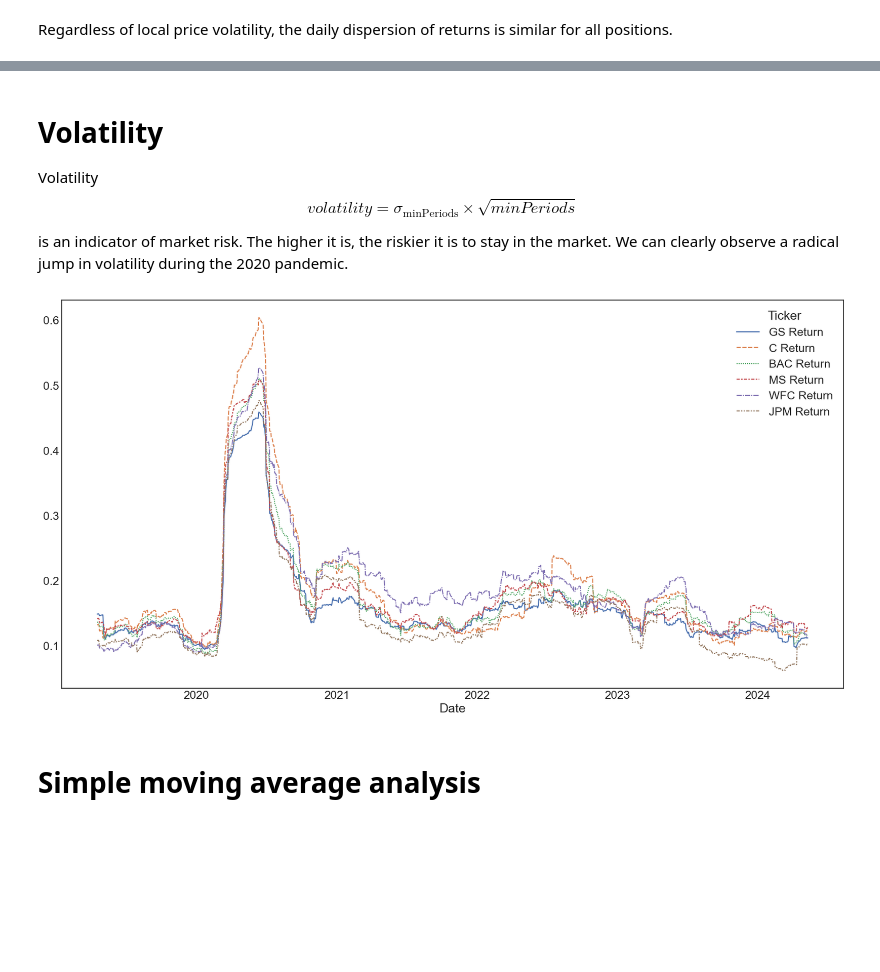
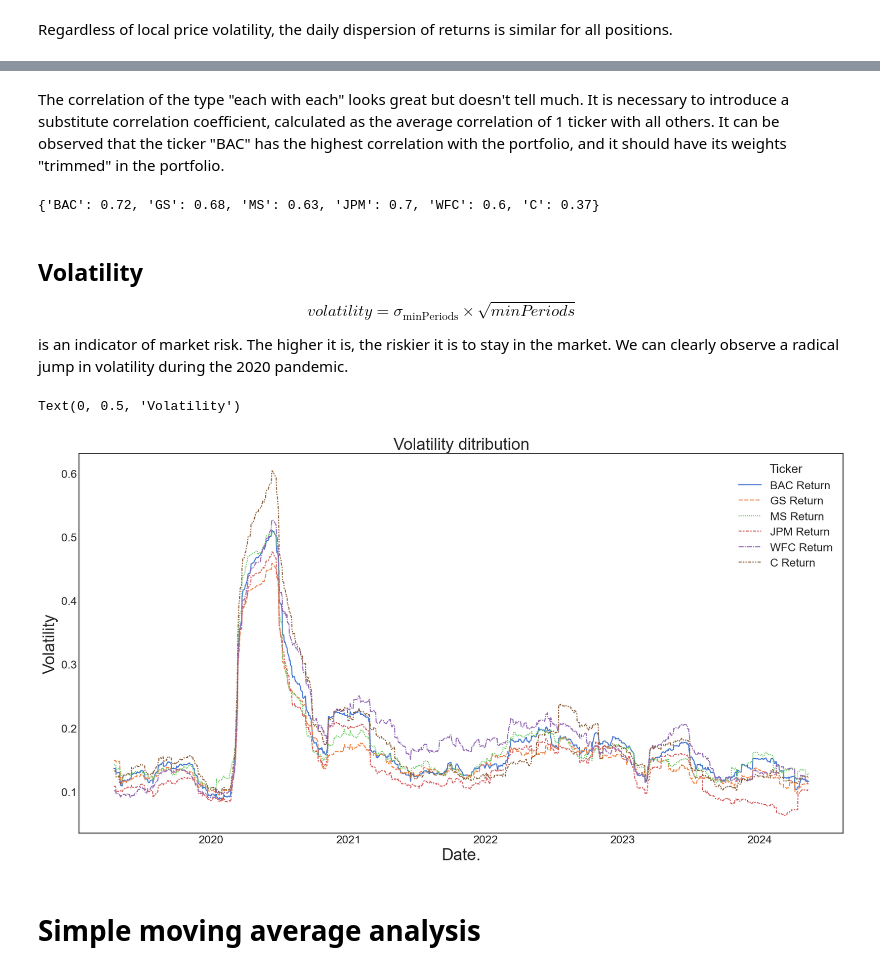
Before and after one commit to michaljaniga/DA-and-ML-jupyter-notebooks, a Jupyter notebook: financial_eda_SMA_EMA_algo_trade.ipynb, the cells around one changed output, grey strips where cells are left out. Drawn from its saved outputs; the diff is of its cells as text; code cells hidden in the pictures; blank space fills up the shorter version.

```diff
--- a/financial_eda_SMA_EMA_algo_trade.ipynb
+++ b/financial_eda_SMA_EMA_algo_trade.ipynb
@@ -199,6 +238,18 @@ cm = sns.clustermap(dfClose.corr(), annot=True, fmt='.2f', cmap=sns.cubehelix_pa
+# %% [markdown]
+The correlation of the type "each with each" looks great but doesn't tell much. It is necessary to introduce a substitute correlation coefficient, calculated as the average correlation of 1 ticker with all others. It can be observed that the ticker "BAC" has the highest correlation with the portfolio, and it should have its weights "trimmed" in the portfolio.
+# %%
+tickerCorr = {}
+for column in corrMatrix.columns:
+    corrColumn = corrMatrix[column]
+    corrMean = corrColumn.mean()
+    tickerCorr[column] = corrMean.round(2)
+
+sorted_tickerCorr = sorted(tickerCorr.items(), key=lambda x: x[1]) # second element!
+print(tickerCorr)
+# %% [output]
+{'BAC': 0.72, 'GS': 0.68, 'MS': 0.63, 'JPM': 0.7, 'WFC': 0.6, 'C': 0.37}
 # %% [markdown]
-# Volatility
-Volatility
+## Volatility
 $$volatility = \sigma_{\text{minPeriods}} \times \sqrt{minPeriods}$$
 
 is an indicator of market risk. The higher it is, the riskier it is to stay in the market.
@@ -206,15 +257,19 @@ We can clearly observe a radical jump in volatility during the 2020 pandemic.
 # %%
 minPeriods = 75
 
 vol = dfReturns.rolling(minPeriods).std() * np.sqrt(minPeriods)
 
-plt.figure(figsize=(20,10))
-sns.lineplot(vol)
-sns.set(font_scale=1.5)
-
-plt.show()
+f, ax = plt.subplots(figsize=(20,10))
+sns.lineplot(
+    vol,
+    palette="muted",
+)
+plt.title('Volatility ditribution', fontsize='24')
+plt.xlabel('Date.', fontsize='24')
+plt.ylabel('Volatility', fontsize='24')
 # %% [output]
+Text(0, 0.5, 'Volatility')
-[figure, old version]
+[figure, new version]
 # %% [markdown]
 # Simple moving average analysis
 # %% [markdown]
```
Also changed, not shown: parts of 45 cells of this notebook.
